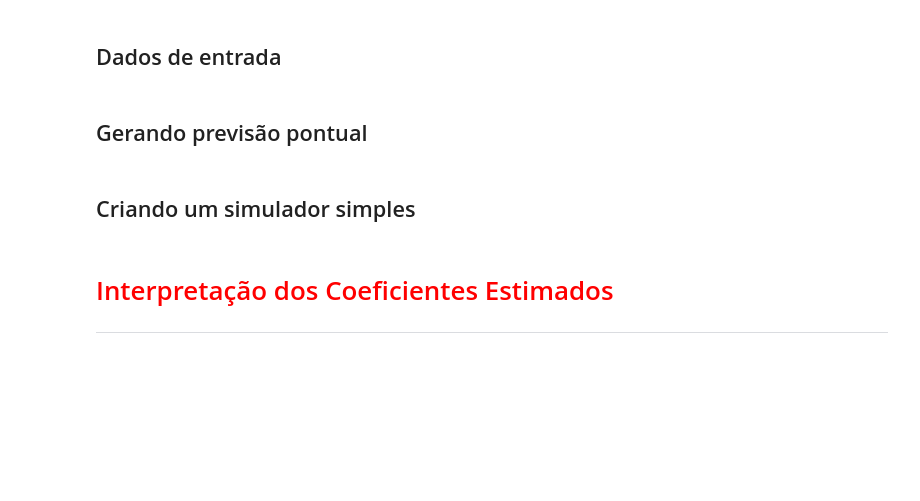
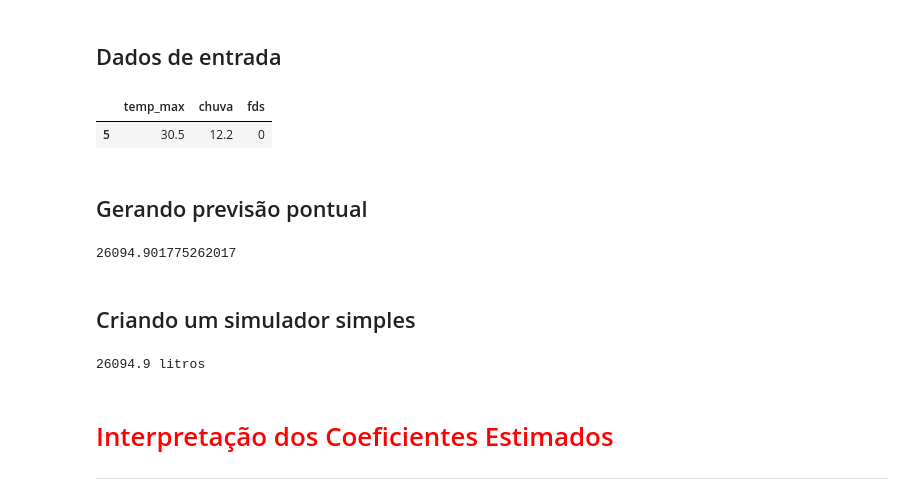
Before and after one commit to fcardosoo/13-Regress-o-linear-testando-rela-es-e-prevendo-resultados, a Jupyter notebook: Projeto/Regressão Linear.ipynb, the cells around one changed output. Drawn from its saved outputs; the diff is of its cells as text; code cells hidden in the pictures; blank space fills up the shorter version.

```diff
--- a/Projeto/Regressão Linear.ipynb
+++ b/Projeto/Regressão Linear.ipynb
@@ -347,10 +347,30 @@ R² = 0.69
 <hr style='border: 2px solid red;'>
 # %% [markdown]
 ## Dados de entrada
+# %%
+entrada = X_test[0:1]
+entrada
+# %% [output]
+|  | temp_max | chuva | fds |
+| 5 | 30.5 | 12.2 | 0 |
 # %% [markdown]
 ## Gerando previsão pontual
+# %%
+modelo.predict(entrada)[0]
+# %% [output]
+26094.901775262017
 # %% [markdown]
 ## Criando um simulador simples
+# %%
+# Testando a entrada de dados para realizar a previsão
+temp_max = 30.5
+chuva=12.2
+fds=0
+entrada=[[temp_max, chuva, fds]]
+
+print(f'{modelo.predict(entrada)[0].round(2)} litros')
+# %% [output]
+26094.9 litros
 # %% [markdown]
 # <font color='red' style='font-size: 30px;'>Interpretação dos Coeficientes Estimados</font>
 <hr style='border: 2px solid red;'>
```
